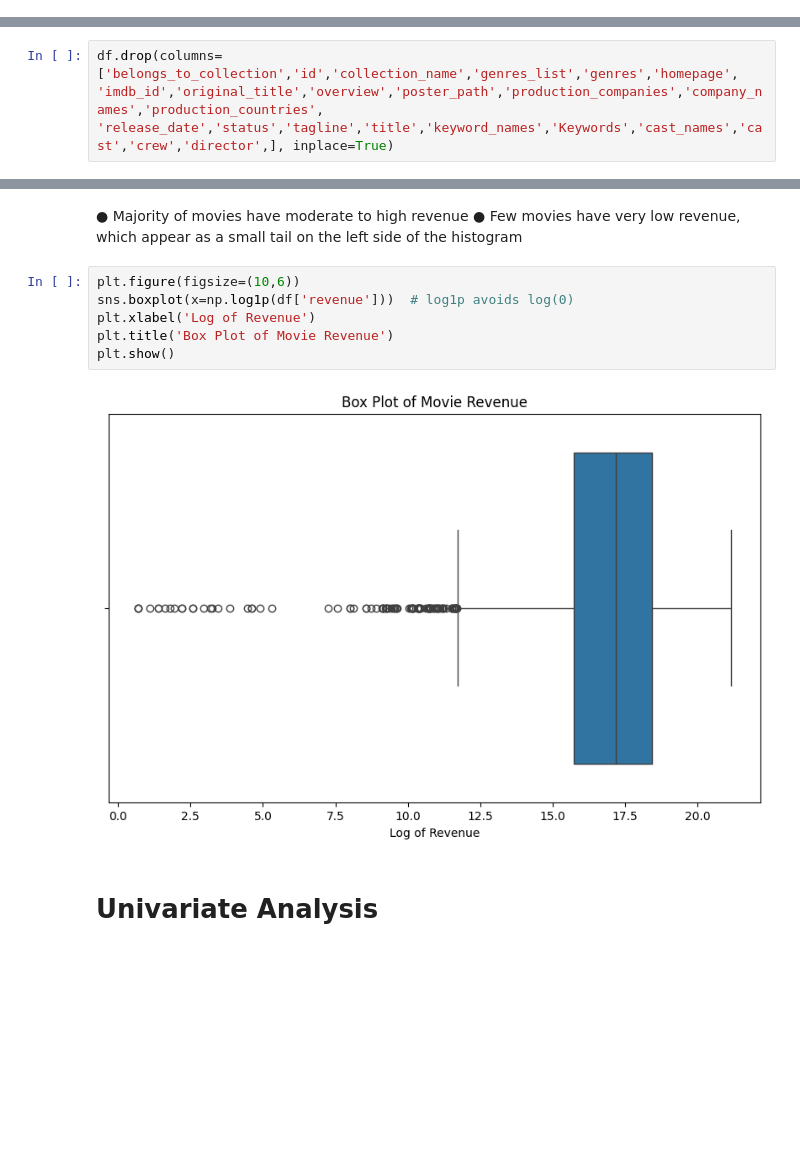
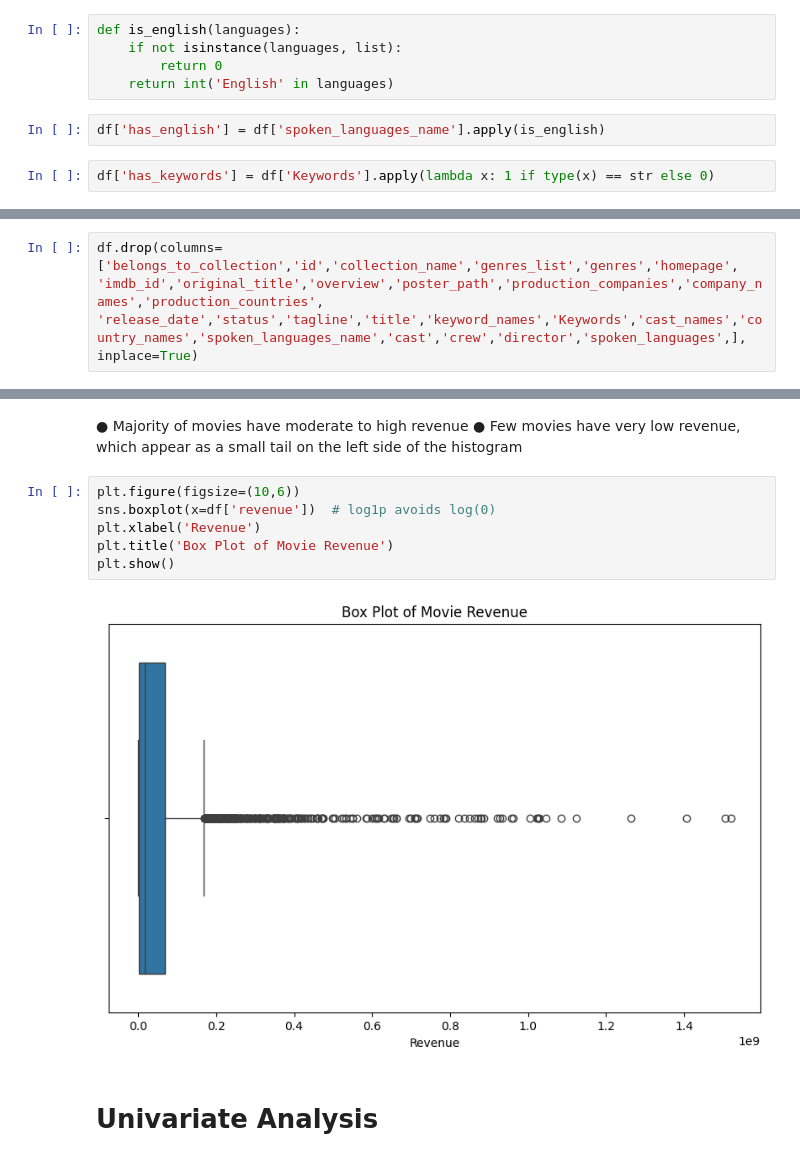
Before and after one commit to abinash128648/tmdb-box-office-prediction, a Jupyter notebook: movie-revenue-predicton.ipynb, the cells around one changed output, grey strips where cells are left out. Saved outputs shown, nothing was run; the diff lists cells and outputs as text; blank space fills up the shorter version.

```diff
--- a/movie-revenue-predicton.ipynb
+++ b/movie-revenue-predicton.ipynb
@@ -290,3 +357,12 @@ df['release_dayofweek'] = df['release_date'].dt.dayofweek
+# %%
+def is_english(languages):
+    if not isinstance(languages, list):
+        return 0
+    return int('English' in languages)
+# %%
+df['has_english'] = df['spoken_languages_name'].apply(is_english)
+# %%
+df['has_keywords'] = df['Keywords'].apply(lambda x: 1 if type(x) == str else 0)
 # %%
 df['keyword_names'] = df['Keywords'].apply(extract_names)
 # %%
@@ -326,7 +402,7 @@ df['director'] = df['crew'].apply(extract_director)
 freq = df['director'].value_counts()
 df['director_score'] = df['director'].map(freq)
 # %%
-df.drop(columns=['belongs_to_collection','id','collection_name','genres_list','genres','homepage', 'imdb_id','original_title','overview','poster_path','production_companies','company_names','production_countries', 'release_date','status','tagline','title','keyword_names','Keywords','cast_names','cast','crew','director',], inplace=True)
+df.drop(columns=['belongs_to_collection','id','collection_name','genres_list','genres','homepage', 'imdb_id','original_title','overview','poster_path','production_companies','company_names','production_countries', 'release_date','status','tagline','title','keyword_names','Keywords','cast_names','country_names','spoken_languages_name','cast','crew','director','spoken_languages',], inplace=True)
 # %%
 df.head()
 # %% [output]
@@ -354,12 +430,12 @@ plt.show()
 ● Few movies have very low revenue, which appear as a small tail on the left side of the histogram
 # %%
 plt.figure(figsize=(10,6))
-sns.boxplot(x=np.log1p(df['revenue']))  # log1p avoids log(0)
-plt.xlabel('Log of Revenue')
+sns.boxplot(x=df['revenue'])  # log1p avoids log(0)
+plt.xlabel('Revenue')
 plt.title('Box Plot of Movie Revenue')
 plt.show()
 # %% [output]
-[figure, old version]
+[figure, new version]
 # %% [markdown]
 # Univariate Analysis
 # %%
```
Also changed, not shown: parts of 81 cells of this notebook.
